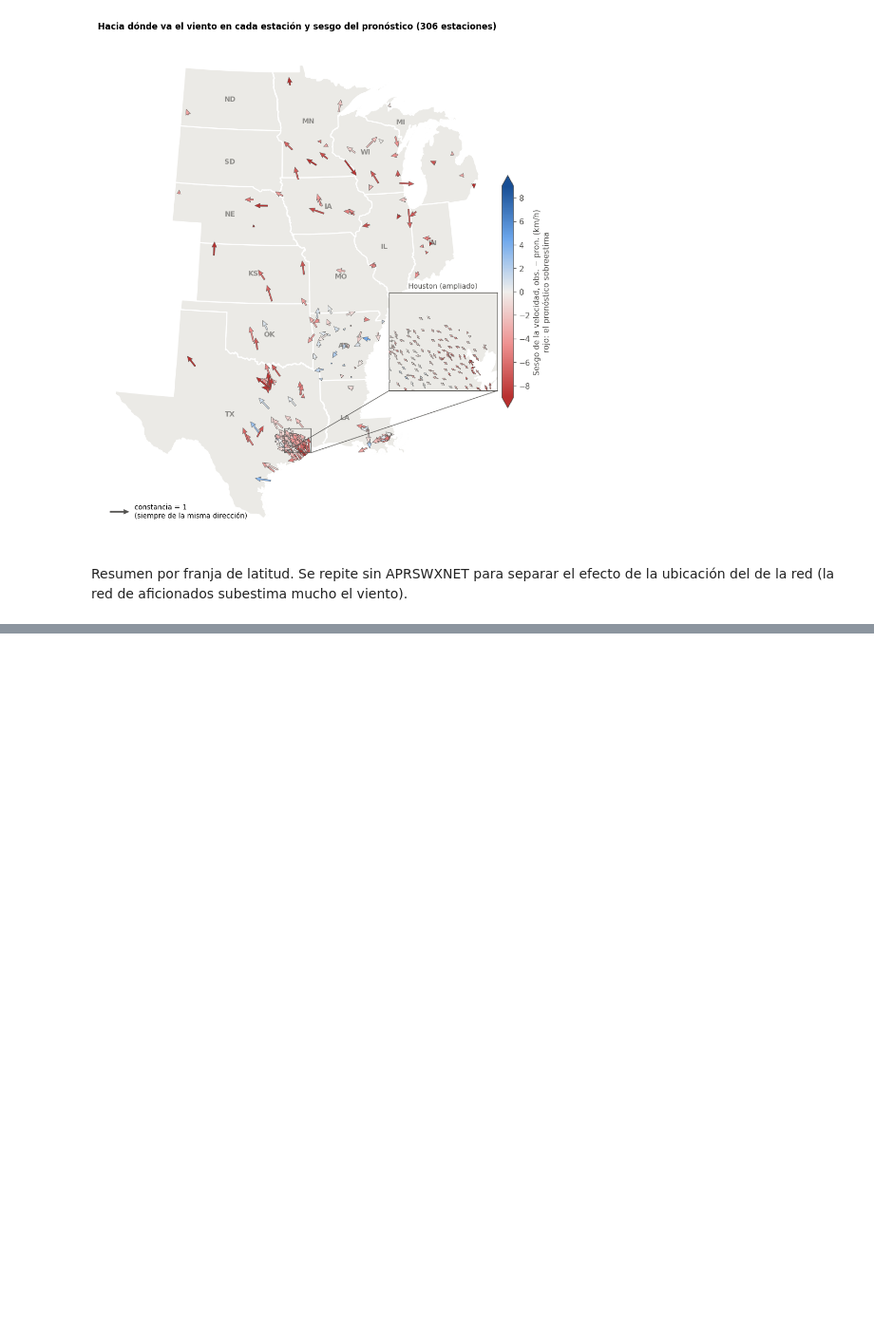
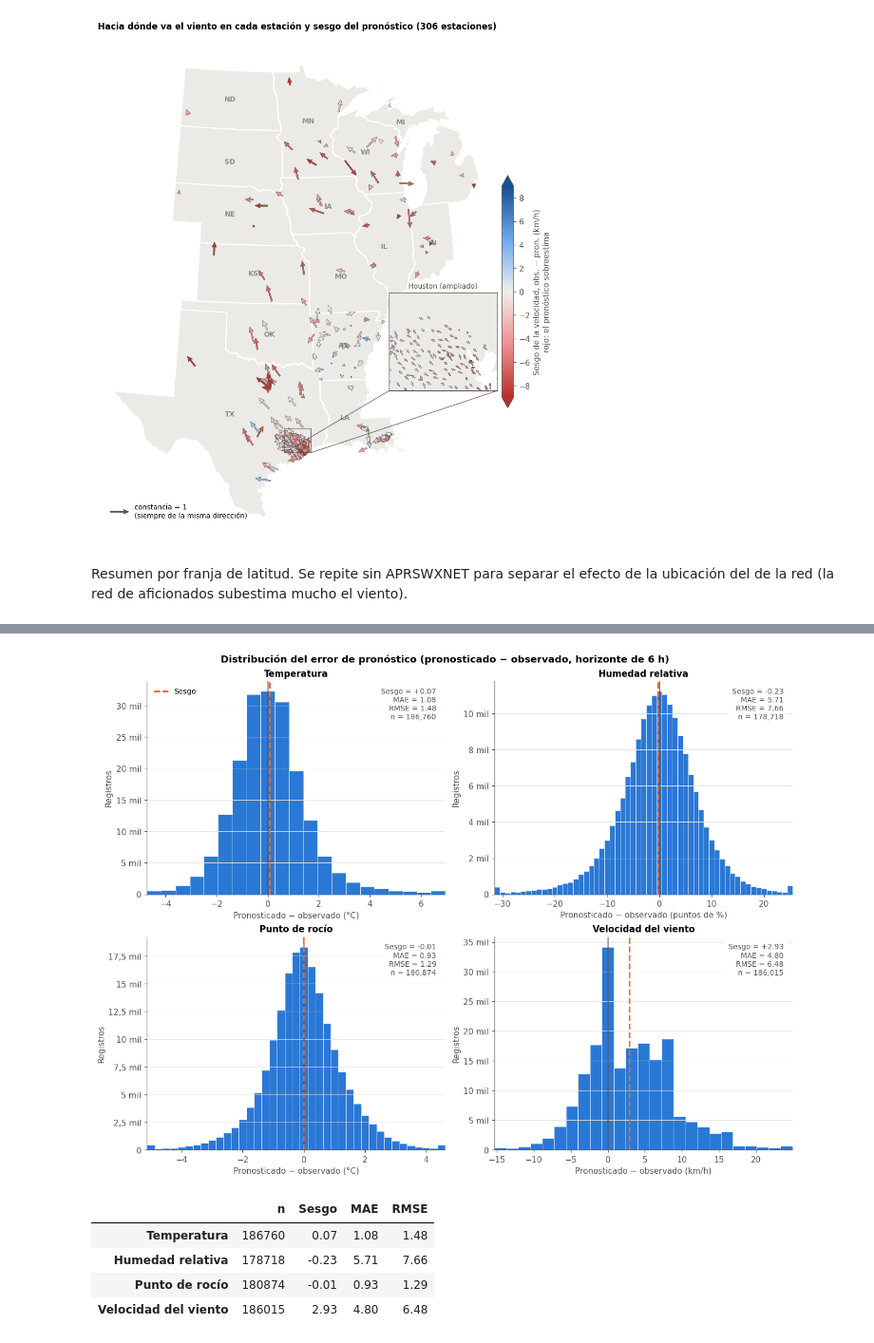
Before and after one commit to franconieto3/TPI_Taller_analisis_de_datos, a Jupyter notebook: notebooks/relaciones-bivariadas.ipynb, the cells around one changed output, grey strips where cells are left out. Shown at 95% size. Cells and saved outputs as stored; diff of their text form; code cells hidden in the pictures; blank space fills up the shorter version.

Commit message:
Graficos de distribución del error y sesgo de los pronósticos

```diff
--- a/notebooks/relaciones-bivariadas.ipynb
+++ b/notebooks/relaciones-bivariadas.ipynb
@@ -717,0 +730,51 @@ tabla_viento_franja
+# %%
+# Ancho de clase del histograma: en temperatura y viento coincide con el paso del pronóstico (1 °F y 1 mph),
+# porque los errores se agrupan en sus múltiplos y otro ancho genera picos falsos
+ERRORES = [
+    ('Temperatura', '°C', 'fcst_temp_c', 'obs_temp_c', 5 / 9),
+    ('Humedad relativa', 'puntos de %', 'fcst_rh_pct', 'obs_rh_pct', 1),
+    ('Punto de rocío', '°C', 'fcst_dewpoint_c', 'obs_dewpoint_c', 0.25),
+    ('Velocidad del viento', 'km/h', 'fcst_windspeed_kmh', 'obs_windspeed_kmh', 1.609344),
+]
+for nombre, _, pron, obs, _ in ERRORES:
+    mp[f'error_{nombre}'] = mp[pron] - mp[obs]  # pronosticado − observado
+
+
+def metricas_error(e):
+    e = e.dropna()
+    return pd.Series({'n': len(e), 'Sesgo': e.mean(), 'MAE': e.abs().mean(), 'RMSE': np.sqrt((e ** 2).mean())})
+
+
+fig, axes = plt.subplots(2, 2, figsize=(12, 9), constrained_layout=True)
+filas = {}
+for ax, (nombre, unidad, _, _, paso) in zip(axes.flat, ERRORES):
+    e = mp[f'error_{nombre}'].dropna()
+    m = filas[nombre] = metricas_error(e)
+    # El eje cubre el 99,5 % central para que las colas no aplasten el histograma (las métricas usan todos los datos).
+    # Las clases se centran en múltiplos del paso, así el error nulo cae en el medio de una barra
+    k_min, k_max = np.floor(e.quantile(0.0025) / paso), np.ceil(e.quantile(0.9975) / paso)
+    bins = (np.arange(k_min, k_max + 2) - 0.5) * paso
+    ax.hist(e.clip(bins[0], bins[-1]), bins=bins, color=AZUL, edgecolor='white', linewidth=0.4)
+    ax.axvline(0, color=GRIS_TEXTO, lw=1)
+    ax.axvline(m['Sesgo'], color=NARANJA, lw=2, ls='--', label='Sesgo')
+    ax.text(0.97, 0.97, f'Sesgo = {m["Sesgo"]:+.2f}\nMAE = {m["MAE"]:.2f}\nRMSE = {m["RMSE"]:.2f}\nn = {m["n"]:,.0f}',
+            transform=ax.transAxes, ha='right', va='top', fontsize=9, color=GRIS_TEXTO,
+            bbox=dict(fc='white', ec='none', alpha=0.85))
+    ax.set(title=nombre, xlabel=f'Pronosticado − observado ({unidad})', ylabel='Registros', xlim=(bins[0], bins[-1]))
+    ax.yaxis.set_major_formatter(lambda v, _: f'{v / 1000:g} mil'.replace('.', ',') if v else '0')
+    ax.grid(axis='x', visible=False)
+axes[0, 0].legend(loc='upper left', frameon=False, fontsize=9)
+fig.suptitle('Distribución del error de pronóstico (pronosticado − observado, horizonte de 6 h)', fontweight='bold')
+figuras['08_distribucion_error'] = fig
+plt.show()
+
+tabla_error = pd.DataFrame(filas).T
+tabla_error['n'] = tabla_error['n'].astype(int)
+tabla_error.round(2)
+# %% [output]
+[figure, added]
+|  | n | Sesgo | MAE | RMSE |
+| Temperatura | 186760 | 0.07 | 1.08 | 1.48 |
+| Humedad relativa | 178718 | -0.23 | 5.71 | 7.66 |
+| Punto de rocío | 180874 | -0.01 | 0.93 | 1.29 |
+| Velocidad del viento | 186015 | 2.93 | 4.80 | 6.48 |
```
Also changed, not shown: parts of 14 cells of this notebook.
